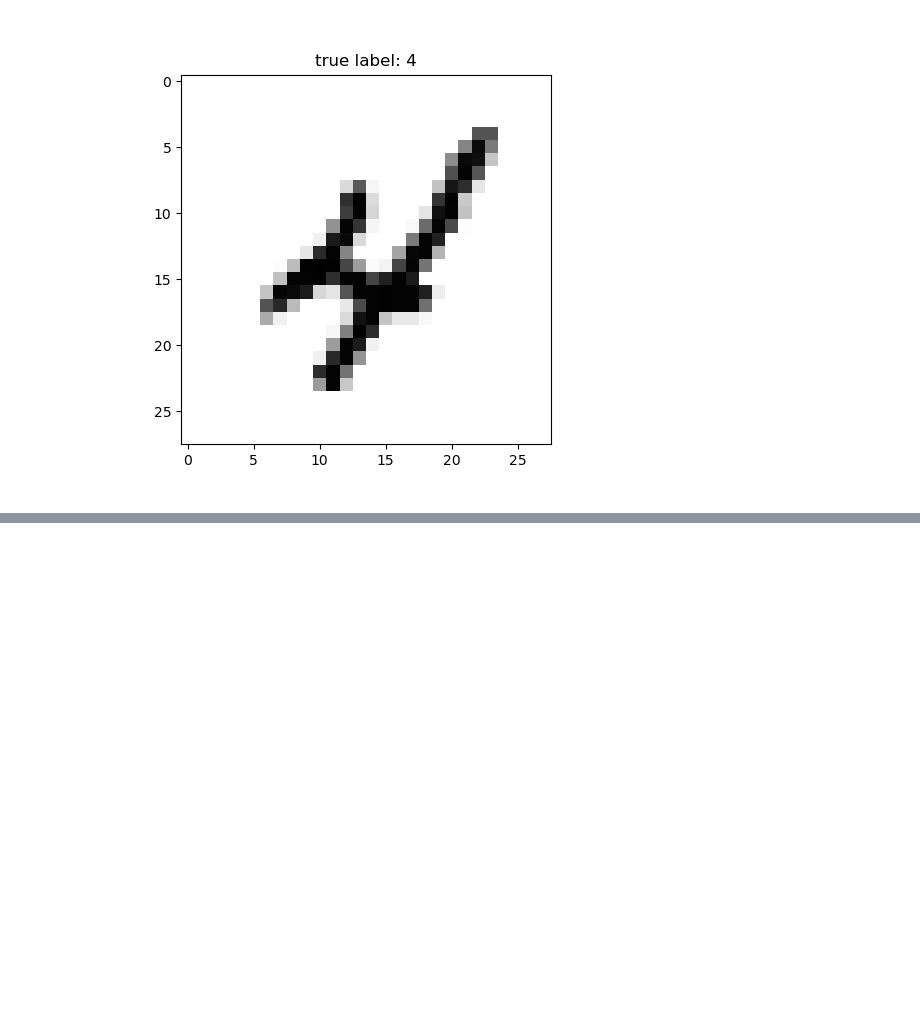
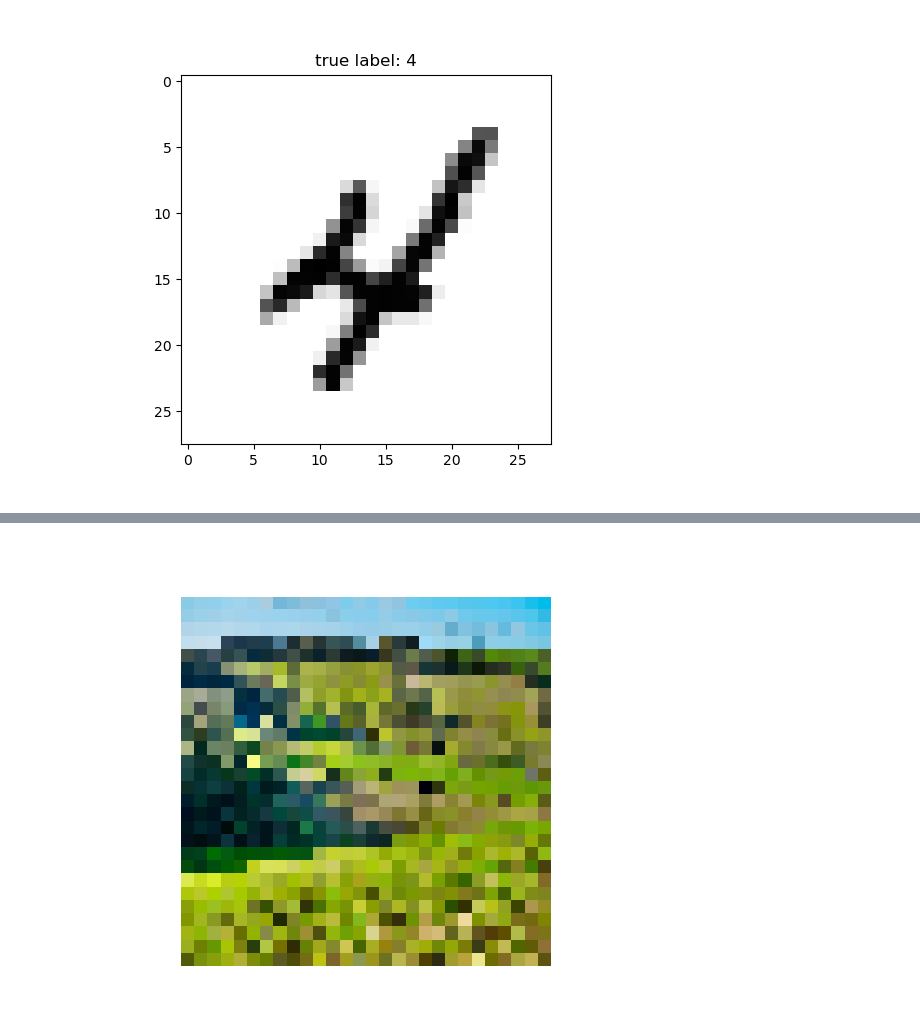
Before and after one commit to Gtortoretto/Quantum-Computing, a Jupyter notebook: QML/Gabriel/QnKK_1/main.ipynb, the cells around one changed output, grey strips where cells are left out. Cells and saved outputs as stored; diff of their text form; code cells hidden in the pictures; blank space fills up the shorter version.

```diff
--- a/QML/Gabriel/QnKK_1/main.ipynb
+++ b/QML/Gabriel/QnKK_1/main.ipynb
@@ -33,0 +63,6 @@ plot_digit(X, y, 2)
+# %%
+rescaled_image = transform.resize(image, (28, 28), anti_aliasing=False)
+
+plot_image(rescaled_image)
+# %% [output]
+[figure, added]
```
Also changed, not shown: parts of 14 cells of this notebook, 14 other files.
